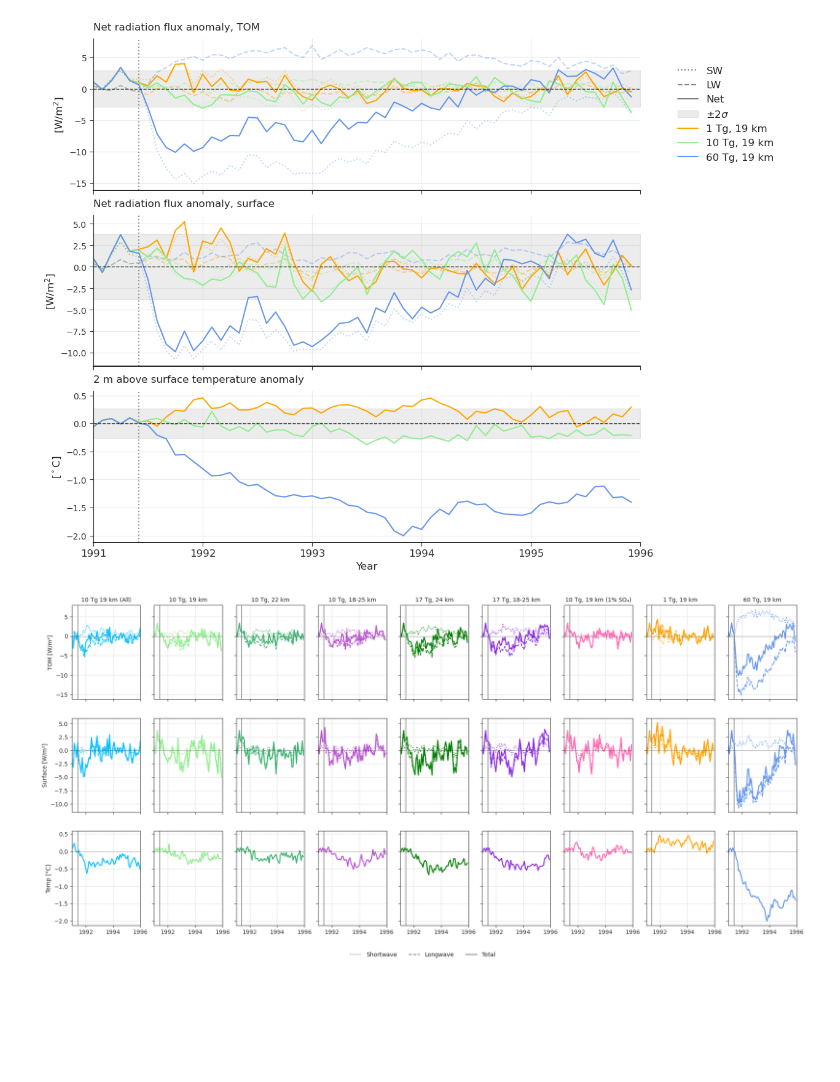
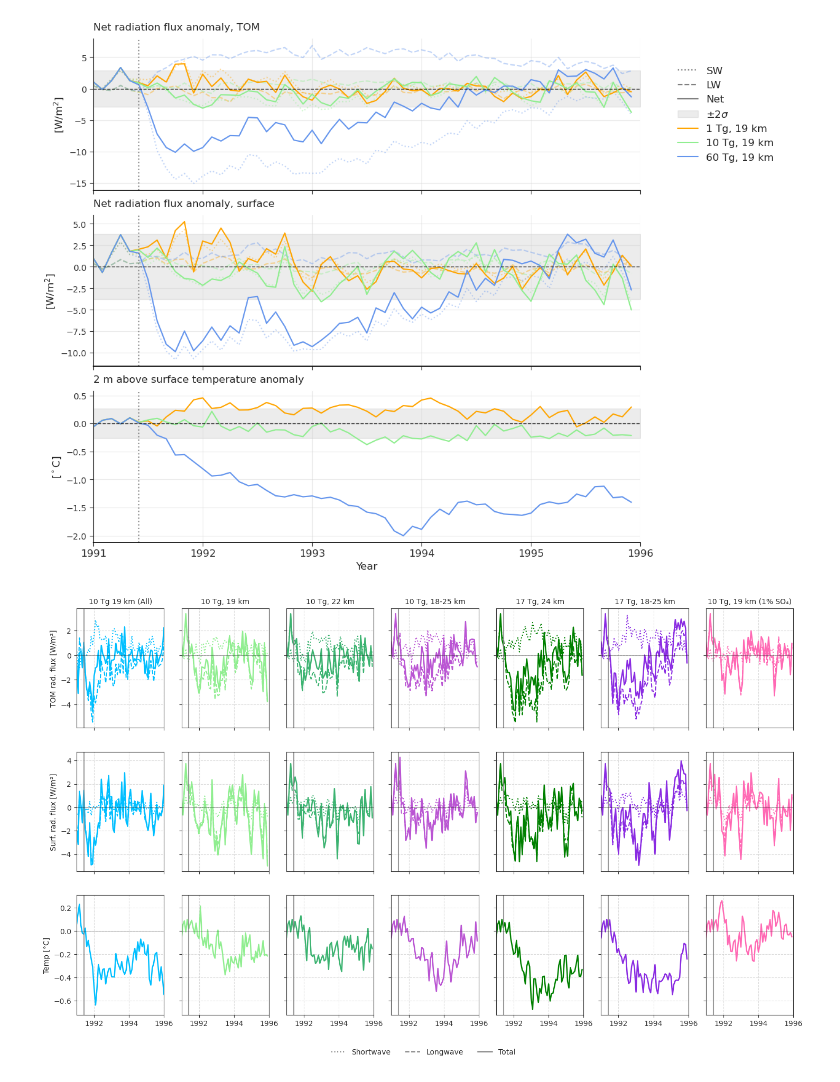
Before and after one commit to EliHHogemo/master_thesis, a Jupyter notebook: radiation.ipynb, the cells around one changed output. Cells and saved outputs as stored; diff of their text form; code cells hidden in the pictures; blank space fills up the shorter version.

```diff
--- a/radiation.ipynb
+++ b/radiation.ipynb
@@ -1000,6 +1000,7 @@ plt.show()
 [figure]
 # %%
 experiments = [
+    #(netswtom_1tg_anom, netlwtom_1tg_anom, total_tom_1tg, netswsurf_1tg_anom, netlwsurf_1tg_anom, total_surf_1tg, t_anom_1tg, "orange", "1 Tg, 19 km"),
     (netswtom_anom, netlwtom_anom, total_tom_19, netswsurf_anom, netlwsurf_anom, total_surf_19, temp_19_anom, "deepskyblue", "10 Tg 19 km (All)"),
     (netswtom_19_c_anom, netlwtom_19_c_anom, total_tom_19_c, netswsurf_19_c_anom, netlwsurf_19_c_anom, total_surf_19_c, t_anom_19_c, "lightgreen", "10 Tg, 19 km"),
     (netswtom_22_anom, netlwtom_22_anom, total_tom_22,  netswsurf_22_anom, netlwsurf_22_anom, total_surf_22, t_anom_22, "mediumseagreen", "10 Tg, 22 km"),
@@ -1007,8 +1008,7 @@ experiments = [
     (netswtom_24_anom, netlwtom_24_anom, total_tom_24, netswsurf_24_anom, netlwsurf_24_anom, total_surf_24, t_anom_24, "green", "17 Tg, 24 km"),
     (netswtom_1825_17tg_anom, netlwtom_1825_17tg_anom, total_tom_1825_17tg, netswsurf_1825_17tg_anom, netlwsurf_1825_17tg_anom, total_surf_1825_17tg, t_anom_1825_17tg, "blueviolet", "17 Tg, 18-25 km"),
     (netswtom_1pr_anom, netlwtom_1pr_anom, total_tom_1pr, netswsurf_1pr_anom, netlwsurf_1pr_anom, total_surf_1pr, t_anom_1pr, "hotpink", "10 Tg, 19 km (1% SO₄)"),
-    (netswtom_1tg_anom, netlwtom_1tg_anom, total_tom_1tg, netswsurf_1tg_anom, netlwsurf_1tg_anom, total_surf_1tg, t_anom_1tg, "orange", "1 Tg, 19 km"),
-    (netswtom_60tg_anom, netlwtom_60tg_anom, total_tom_60tg, netswsurf_60tg_anom, netlwsurf_60tg_anom, total_surf_60tg, t_anom_60tg, "cornflowerblue", "60 Tg, 19 km")
+    #(netswtom_60tg_anom, netlwtom_60tg_anom, total_tom_60tg, netswsurf_60tg_anom, netlwsurf_60tg_anom, total_surf_60tg, t_anom_60tg, "cornflowerblue", "60 Tg, 19 km")
 ]
 
 num_exps = len(experiments)
@@ -1025,33 +1025,33 @@ for i, (sw_t, lw_t, tot_t, sw_s, lw_s, tot_s, tmp, color, name) in enumerate(exp
 
     ax_surf = axes[1, i]
     sw_s.plot(ax=ax_surf, color=color, ls="--")
     lw_s.plot(ax=ax_surf, color=color, ls=":")
     tot_s.plot(ax=ax_surf, color=color, ls="-", lw=1.8)
     ax_surf.set_title("")
 
     ax_temp = axes[2, i]
     tmp.plot(ax=ax_temp, color=color, lw=1.8)
     ax_temp.set_title("")
 
     for ax in [ax_tom, ax_surf, ax_temp]:
         ax.grid(True, linestyle='--', alpha=0.7)
         ax.axvline(x=eruption_date, color="gray", linestyle="-", lw=1.5, alpha=0.8)
 
         ax.axhline(0, color="black", lw=0.6, alpha=0.4)
         ax.set_xlabel("")
         ax.set_ylabel("")
         ax.set_xlim(start_date, end_date)
 
-axes[0, 0].set_ylabel("TOM [W/m²]", fontsize=10)
-axes[1, 0].set_ylabel("Surface [W/m²]", fontsize=10)
+axes[0, 0].set_ylabel("TOM rad. flux [W/m²]", fontsize=10)
+axes[1, 0].set_ylabel("Surf. rad. flux [W/m²]", fontsize=10)
 axes[2, 0].set_ylabel("Temp [°C]", fontsize=10)
 
 custom_lines = [Line2D([0], [0], color='gray', ls=':'),
                 Line2D([0], [0], color='gray', ls='--'),
                 Line2D([0], [0], color='gray', ls='-')]
 fig.legend(custom_lines, ['Shortwave', 'Longwave', 'Total'],
            loc='lower center', ncol=3, frameon=False, bbox_to_anchor=(0.5, 0.02))
 
 plt.show()
 # %% [output]
-[figure, old version]
+[figure, new version]
```
Also changed, not shown: 6 other files.
